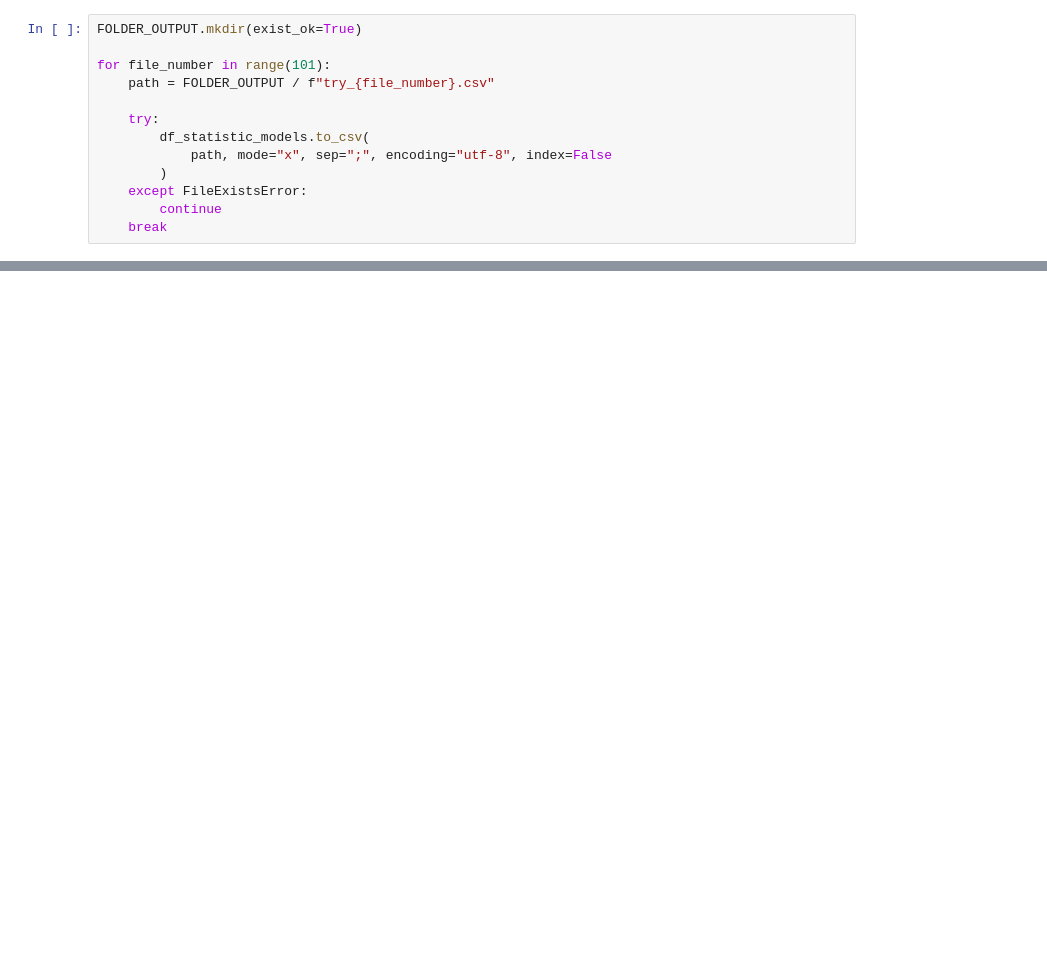
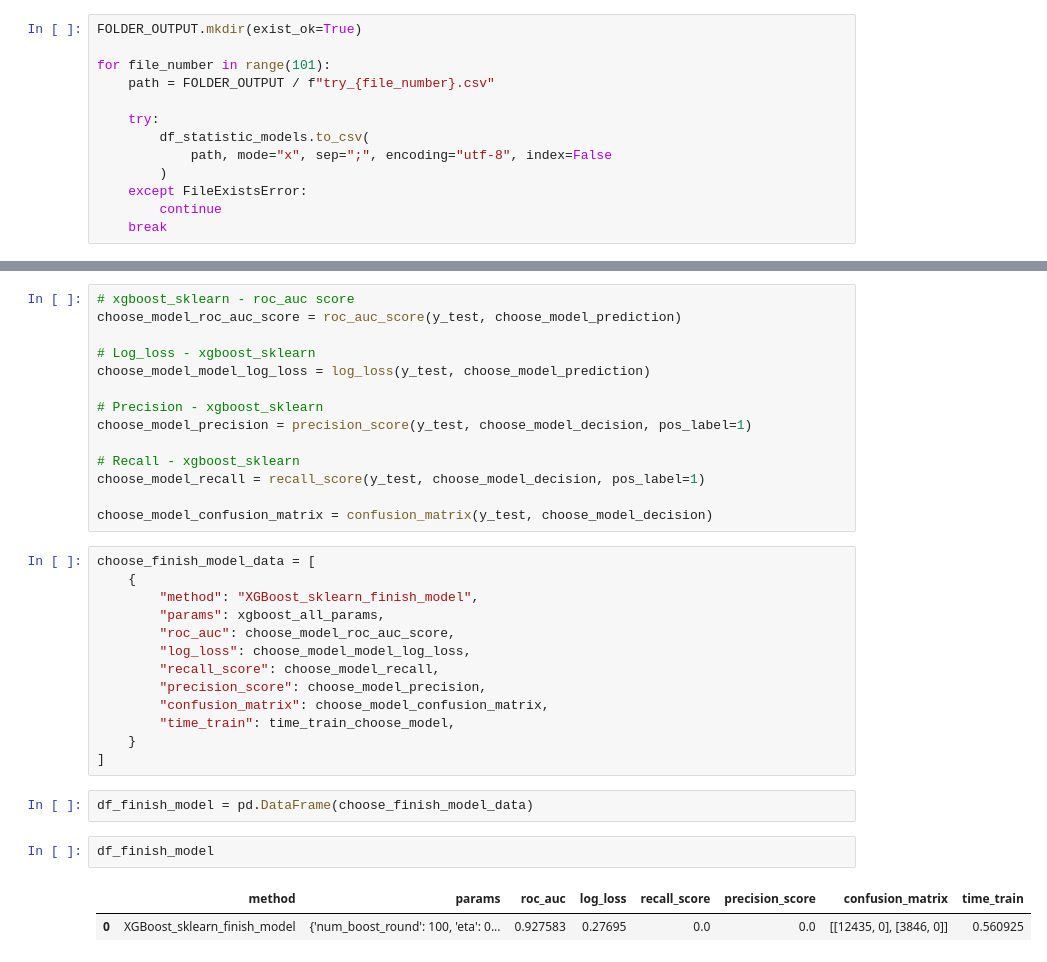
Before and after one commit to TgSBot-xD/adult_income_classification, a Jupyter notebook: notebook.ipynb, the cells around one changed output, grey strips where cells are left out. Saved outputs shown, nothing was run; the diff lists cells and outputs as text; blank space fills up the shorter version.

Commit message:
i trained the final model and added precision and recall statistics.

```diff
--- a/notebook.ipynb
+++ b/notebook.ipynb
@@ -500,0 +614,34 @@ df_statistic_models
+# %%
+# xgboost_sklearn - roc_auc score
+choose_model_roc_auc_score = roc_auc_score(y_test, choose_model_prediction)
+
+# Log_loss - xgboost_sklearn
+choose_model_model_log_loss = log_loss(y_test, choose_model_prediction)
+
+# Precision - xgboost_sklearn
+choose_model_precision = precision_score(y_test, choose_model_decision, pos_label=1)
+
+# Recall - xgboost_sklearn
+choose_model_recall = recall_score(y_test, choose_model_decision, pos_label=1)
+
+choose_model_confusion_matrix = confusion_matrix(y_test, choose_model_decision)
+# %%
+choose_finish_model_data = [
+    {
+        "method": "XGBoost_sklearn_finish_model",
+        "params": xgboost_all_params,
+        "roc_auc": choose_model_roc_auc_score,
+        "log_loss": choose_model_model_log_loss,
+        "recall_score": choose_model_recall,
+        "precision_score": choose_model_precision,
+        "confusion_matrix": choose_model_confusion_matrix,
+        "time_train": time_train_choose_model,
+    }
+]
+# %%
+df_finish_model = pd.DataFrame(choose_finish_model_data)
+# %%
+df_finish_model
+# %% [output]
+|  | method | params | roc_auc | log_loss | recall_score | precision_score | confusion_matrix | time_train |
+| 0 | XGBoost_sklearn_finish_model | {'num_boost_round': 100, 'eta': 0... | 0.927583 | 0.27695 | 0.0 | 0.0 | [[12435, 0], [3846, 0]] | 0.560925 |
```
Also changed, not shown: parts of 9 cells of this notebook.
